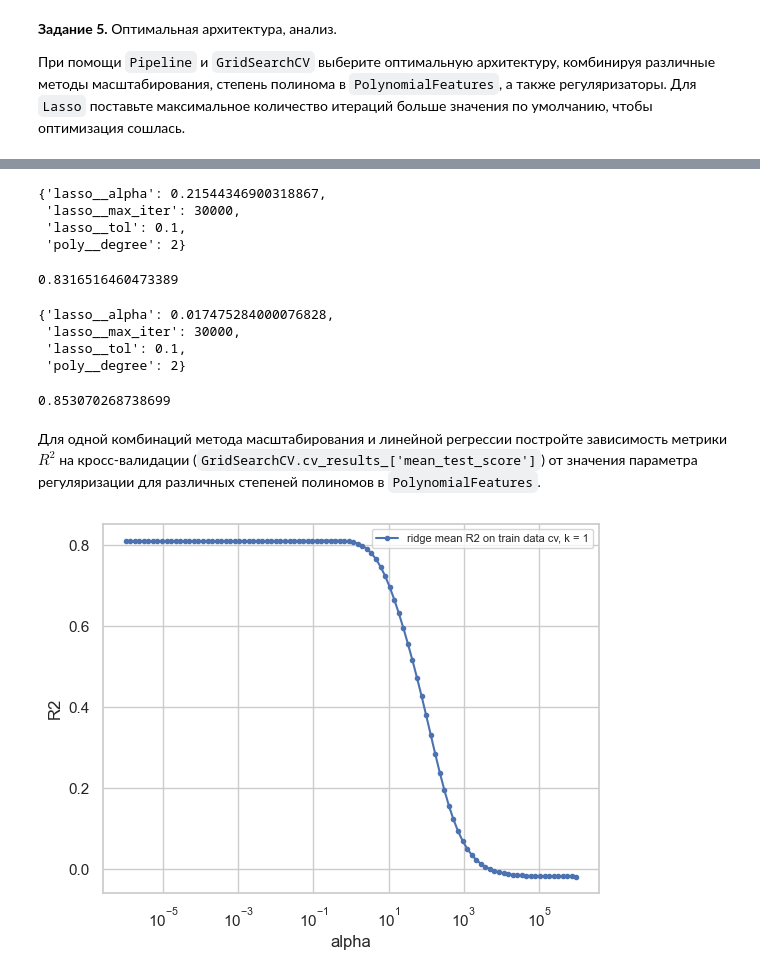
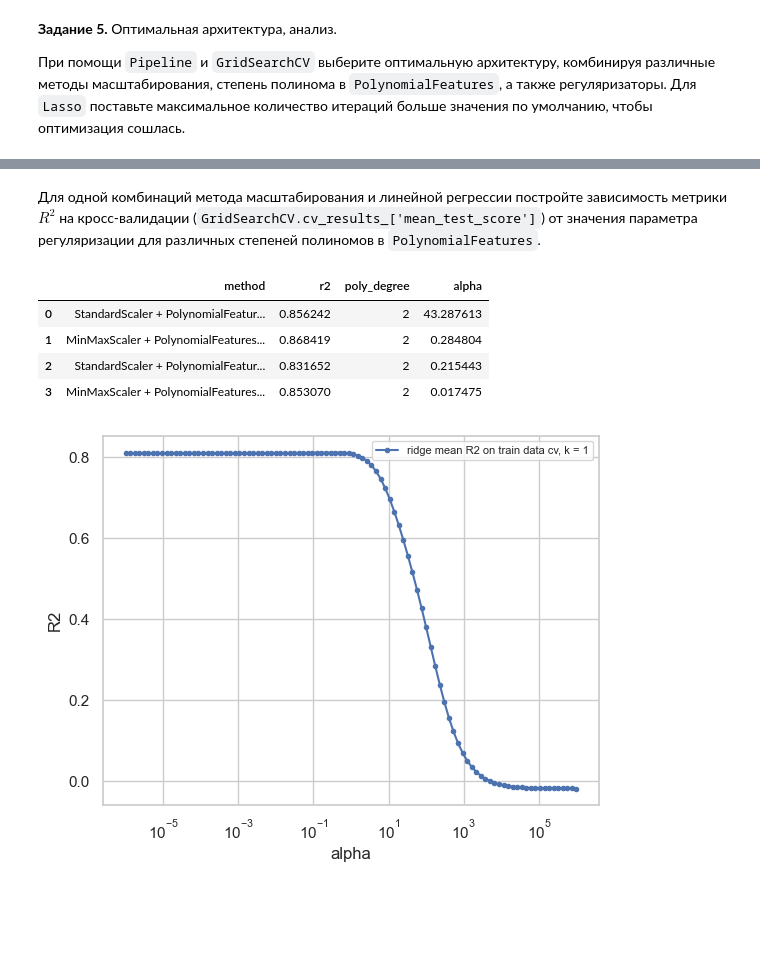
Before and after one commit to Strafred/Parameters_Approximation_and_Data_Processing, a Jupyter notebook: ml_lab4.ipynb, the cells around one changed output, grey strips where cells are left out. Saved outputs shown, nothing was run; the diff lists cells and outputs as text; code cells hidden in the pictures; blank space fills up the shorter version.

Commit message:
add methods stats

```diff
--- a/ml_lab4.ipynb
+++ b/ml_lab4.ipynb
@@ -302,6 +302,14 @@ Ridge regression test score with optimal alpha and k = 2:  0.7395524355780361
 __Задание 5.__ Оптимальная архитектура, анализ.
 
 При помощи `Pipeline` и `GridSearchCV` выберите оптимальную архитектуру, комбинируя различные методы масштабирования, степень полинома в `PolynomialFeatures`, а также регуляризаторы. Для `Lasso` поставьте максимальное количество итераций больше значения по умолчанию, чтобы оптимизация сошлась.
+# %%
+methods_stats_df = pd.DataFrame(data=None, columns=['method', 'r2', 'poly_degree', 'alpha'])
+methods_stats_df_index = 0
+
+def append_to_methods_stats_df(method_name, r2, poly_degree, a):
+    global methods_stats_df_index
+    methods_stats_df.loc[methods_stats_df_index] = [method_name, r2, poly_degree, a]
+    methods_stats_df_index += 1
 # %%
 pipeline = Pipeline([('scaler', StandardScaler()), ('poly', PolynomialFeatures()), ('ridge', Ridge())])
 
@@ -340,16 +336,7 @@ gridsearch_lasso = GridSearchCV(pipeline,
                                 scoring='r2')
 gridsearch_lasso.fit(x_train_new_features, y_train)
 
-gridsearch_lasso.best_params_
+append_to_methods_stats_df('StandardScaler + PolynomialFeatures + Lasso', gridsearch_lasso.cv_results_['mean_test_score'].max(), gridsearch_lasso.best_params_['poly__degree'], gridsearch_lasso.best_params_['lasso__alpha'])
-# %% [output]
-{'lasso__alpha': 0.21544346900318867,
- 'lasso__max_iter': 30000,
- 'lasso__tol': 0.1,
- 'poly__degree': 2}
-# %%
-gridsearch_lasso.cv_results_['mean_test_score'].max()
-# %% [output]
-0.8316516460473389
 # %%
 pipeline = Pipeline([('scaler', MinMaxScaler()), ('poly', PolynomialFeatures()), ('lasso', Lasso())])
 
@@ -362,19 +349,18 @@ gridsearch_lasso = GridSearchCV(pipeline,
                                 scoring='r2')
 gridsearch_lasso.fit(x_train_new_features, y_train)
 
-gridsearch_lasso.best_params_
+append_to_methods_stats_df('MinMaxScaler + PolynomialFeatures + Lasso', gridsearch_lasso.cv_results_['mean_test_score'].max(), gridsearch_lasso.best_params_['poly__degree'], gridsearch_lasso.best_params_['lasso__alpha'])
-# %% [output]
-{'lasso__alpha': 0.017475284000076828,
- 'lasso__max_iter': 30000,
- 'lasso__tol': 0.1,
- 'poly__degree': 2}
-# %%
-gridsearch_lasso.cv_results_['mean_test_score'].max()
-# %% [output]
-0.853070268738699
 # %% [markdown]
 
 Для одной комбинаций метода масштабирования и линейной регрессии постройте зависимость метрики $R^2$ на кросс-валидации (`GridSearchCV.cv_results_['mean_test_score']`) от значения параметра регуляризации для различных степеней полиномов в `PolynomialFeatures`.
+# %%
+methods_stats_df
+# %% [output]
+|  | method | r2 | poly_degree | alpha |
+| 0 | StandardScaler + PolynomialFeatur... | 0.856242 | 2 | 43.287613 |
+| 1 | MinMaxScaler + PolynomialFeatures... | 0.868419 | 2 | 0.284804 |
+| 2 | StandardScaler + PolynomialFeatur... | 0.831652 | 2 | 0.215443 |
+| 3 | MinMaxScaler + PolynomialFeatures... | 0.853070 | 2 | 0.017475 |
 # %%
 k = 4
 different_k_indexes = np.split(np.arange(len(gridsearch_ridge.cv_results_['param_poly__degree'].data)), k)
```
Also changed, not shown: parts of 4 cells of this notebook.
